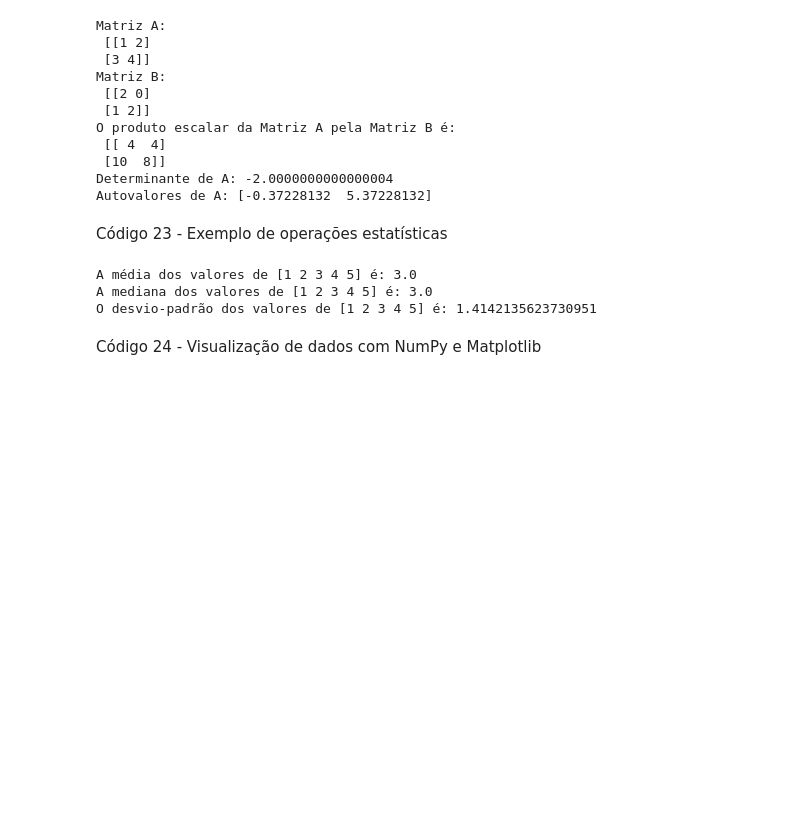
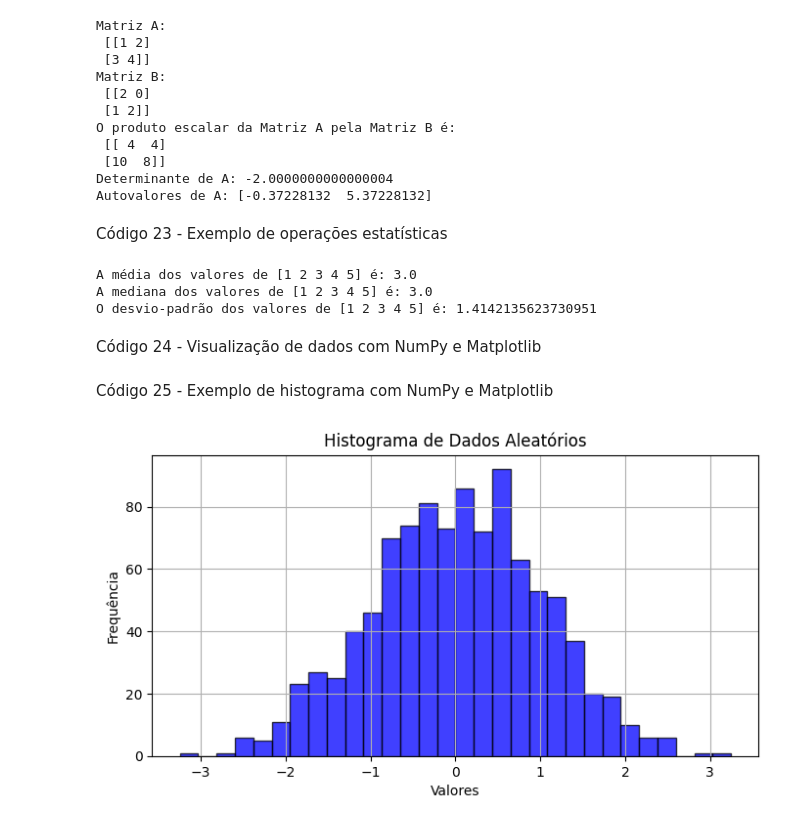
Before and after one commit to mariotlemes/pos-NLP, a Jupyter notebook: python_para_processamento_de_dados.ipynb, the cells around one changed output. Drawn from its saved outputs; the diff is of its cells as text; code cells hidden in the pictures; blank space fills up the shorter version.

```diff
--- a/python_para_processamento_de_dados.ipynb
+++ b/python_para_processamento_de_dados.ipynb
@@ -349,0 +361,15 @@ import matplotlib.pyplot as plt
+# %% [markdown]
+Código 25 - Exemplo de histograma com NumPy e Matplotlib
+# %%
+# Dados aleatórios
+data = np.random.normal(size=1000)
+# Histograma
+plt.figure(figsize=(8, 4))
+plt.hist(data, bins=30, alpha=0.75, color='blue', edgecolor='black')
+plt.title('Histograma de Dados Aleatórios')
+plt.xlabel('Valores')
+plt.ylabel('Frequência')
+plt.grid(True)
+plt.show()
+# %% [output]
+[figure, added]
```
Also changed, not shown: parts of 3 cells of this notebook, 1 other file.
